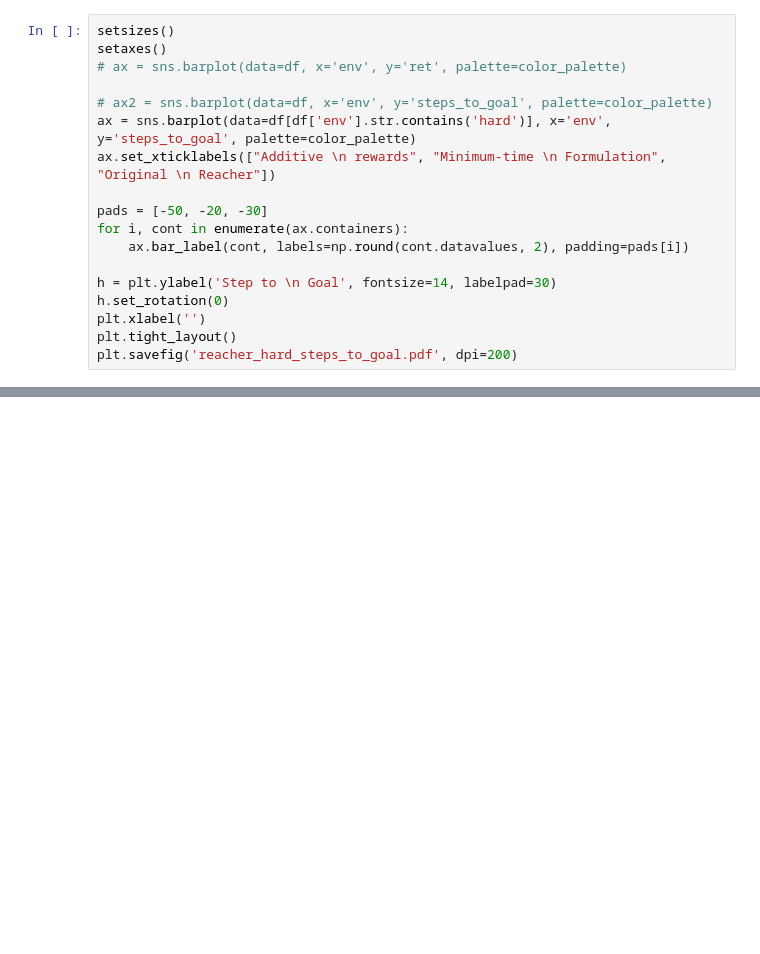
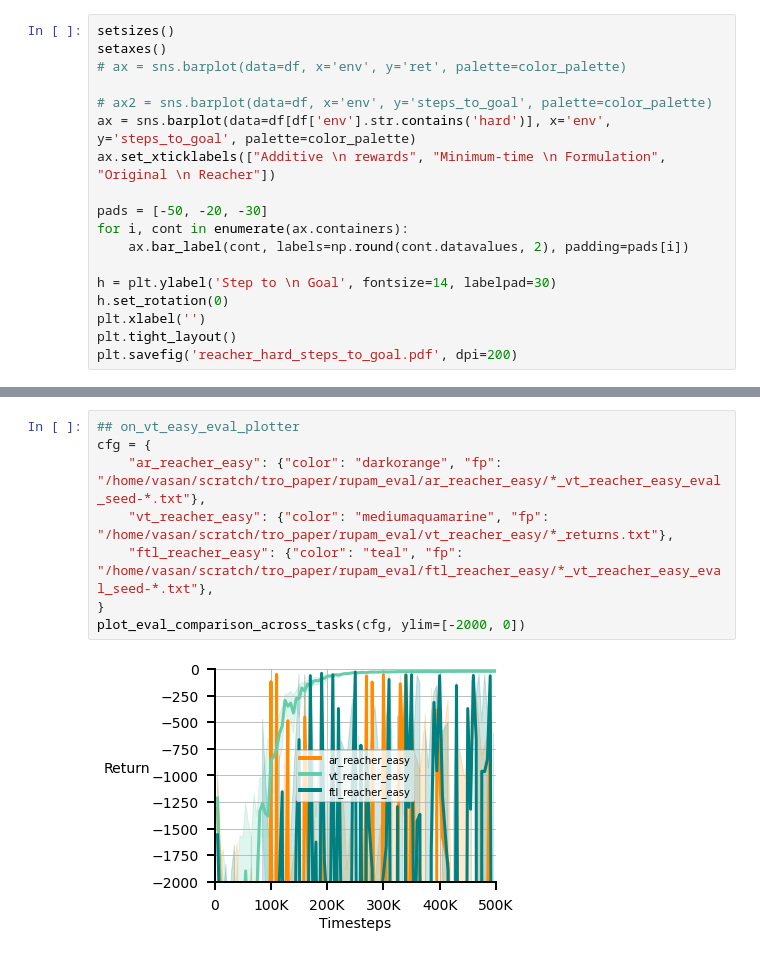
Before and after one commit to gauthamvasan/rl_suite, a Jupyter notebook: rl_suite/plot/reward_comparisons_plot.ipynb, the cells around one changed output, grey strips where cells are left out. Saved outputs shown, nothing was run; the diff lists cells and outputs as text; blank space fills up the shorter version.

```diff
--- a/rl_suite/plot/reward_comparisons_plot.ipynb
+++ b/rl_suite/plot/reward_comparisons_plot.ipynb
@@ -371,0 +366,10 @@ plt.close()
+# %%
+## on_vt_easy_eval_plotter
+cfg = {
+    "ar_reacher_easy": {"color": "darkorange", "fp": "/home/vasan/scratch/tro_paper/rupam_eval/ar_reacher_easy/*_vt_reacher_easy_eval_seed-*.txt"},
+    "vt_reacher_easy": {"color": "mediumaquamarine", "fp": "/home/vasan/scratch/tro_paper/rupam_eval/vt_reacher_easy/*_returns.txt"},
+    "ftl_reacher_easy": {"color": "teal", "fp": "/home/vasan/scratch/tro_paper/rupam_eval/ftl_reacher_easy/*_vt_reacher_easy_eval_seed-*.txt"},
+}
+plot_eval_comparison_across_tasks(cfg, ylim=[-2000, 0])
+# %% [output]
+[figure, added]
```
Also changed, not shown: parts of 6 cells of this notebook.
